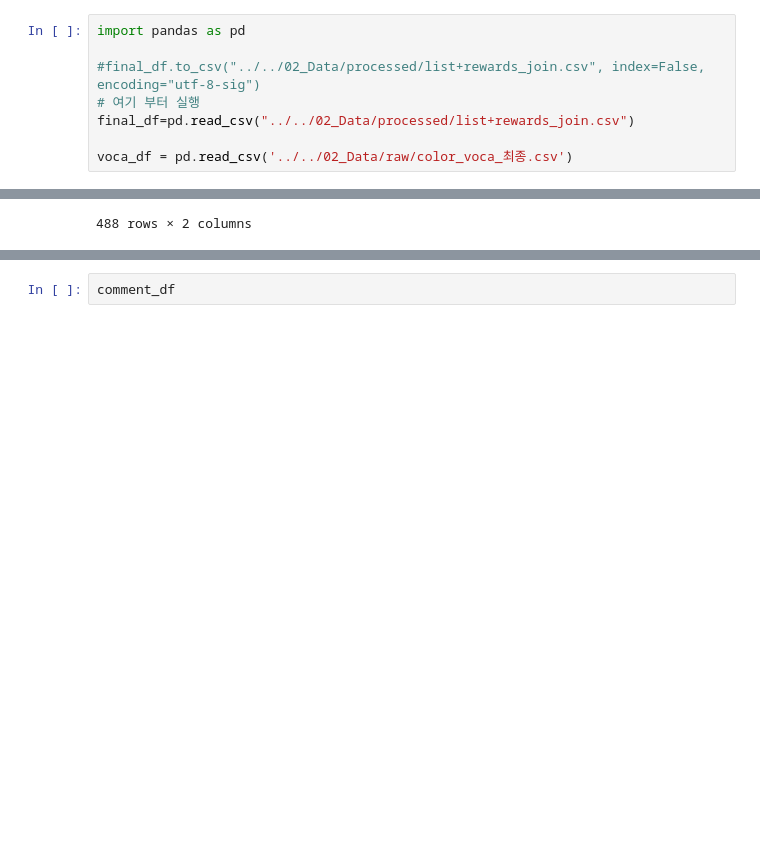
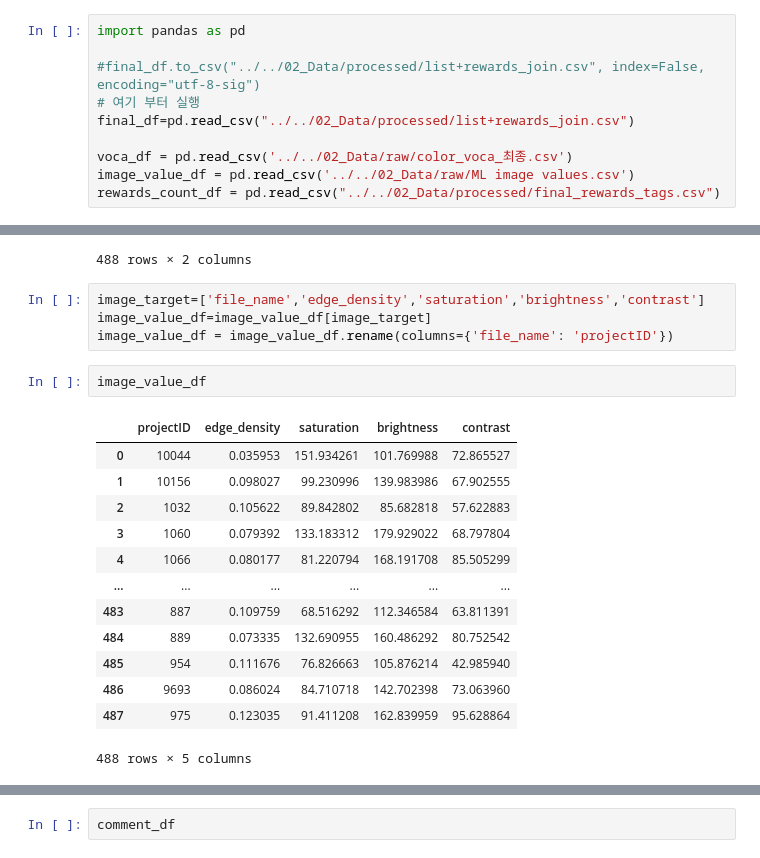
Before and after one commit to jjongseon/Asac-project, a Jupyter notebook: 01_Src/processed/join_processed.ipynb, the cells around one changed output, grey strips where cells are left out. Saved outputs shown, nothing was run; the diff lists cells and outputs as text; blank space fills up the shorter version.

Commit message:
add data

```diff
--- a/01_Src/processed/join_processed.ipynb
+++ b/01_Src/processed/join_processed.ipynb
@@ -429,6 +429,8 @@ import pandas as pd
 final_df=pd.read_csv("../../02_Data/processed/list+rewards_join.csv")
 
 voca_df = pd.read_csv('../../02_Data/raw/color_voca_최종.csv')
+image_value_df = pd.read_csv('../../02_Data/raw/ML image values.csv')
+rewards_count_df = pd.read_csv("../../02_Data/processed/final_rewards_tags.csv")
 # %%
 comment_df = pd.read_csv("../../02_Data/processed/final_all_results.csv")
 comment2_df = pd.read_csv("../../02_Data/processed/텍스트_모델_긍정부정중립.csv")
@@ -574,3 +573,23 @@ voca_group_df
 | 486 | 9693 | [나이든, 그윽한, 약한, 재미있는] |
 | 487 | 975 | [연약한, 딱딱한, 여유있는, 얕은] |
 488 rows × 2 columns
+# %%
+image_target=['file_name','edge_density','saturation','brightness','contrast']
+image_value_df=image_value_df[image_target]
+image_value_df = image_value_df.rename(columns={'file_name': 'projectID'})
+# %%
+image_value_df
+# %% [output]
+|  | projectID | edge_density | saturation | brightness | contrast |
+| 0 | 10044 | 0.035953 | 151.934261 | 101.769988 | 72.865527 |
+| 1 | 10156 | 0.098027 | 99.230996 | 139.983986 | 67.902555 |
+| 2 | 1032 | 0.105622 | 89.842802 | 85.682818 | 57.622883 |
+| 3 | 1060 | 0.079392 | 133.183312 | 179.929022 | 68.797804 |
+| 4 | 1066 | 0.080177 | 81.220794 | 168.191708 | 85.505299 |
+| ... | ... | ... | ... | ... | ... |
+| 483 | 887 | 0.109759 | 68.516292 | 112.346584 | 63.811391 |
+| 484 | 889 | 0.073335 | 132.690955 | 160.486292 | 80.752542 |
+| 485 | 954 | 0.111676 | 76.826663 | 105.876214 | 42.985940 |
+| 486 | 9693 | 0.086024 | 84.710718 | 142.702398 | 73.063960 |
+| 487 | 975 | 0.123035 | 91.411208 | 162.839959 | 95.628864 |
+488 rows × 5 columns
```
Also changed, not shown: parts of 8 cells of this notebook, 2 other files.
